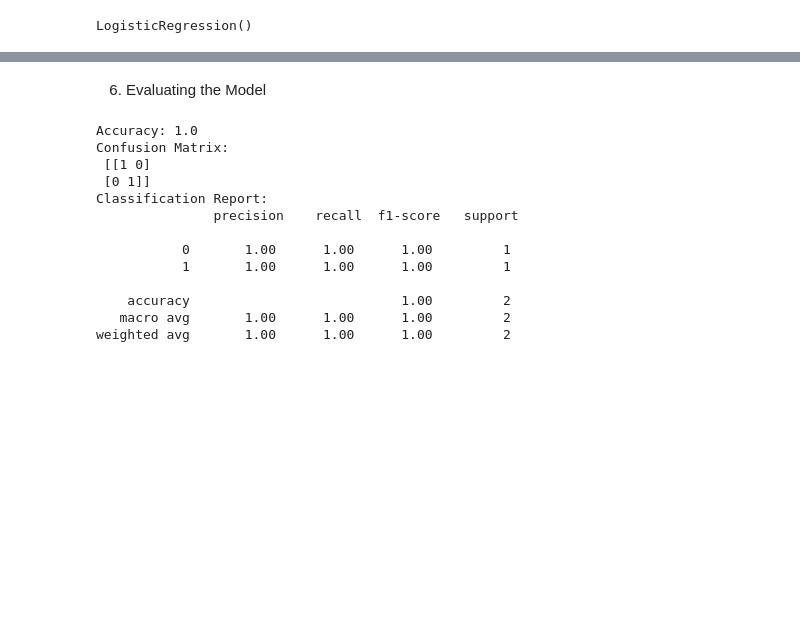
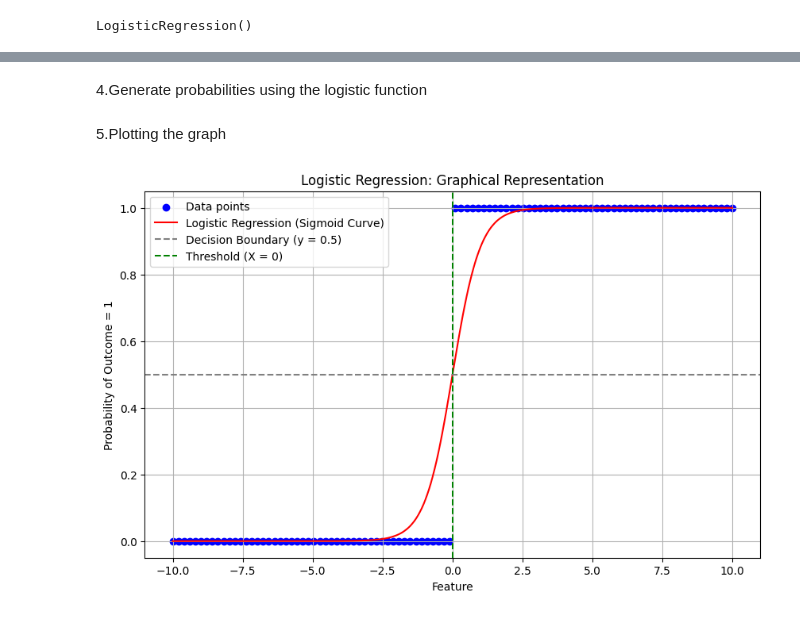
Before and after one commit to kamalahmadov474/Machine_Learning, a Jupyter notebook: Logistic_Regression.ipynb, the cells around one changed output, grey strips where cells are left out. Cells and saved outputs as stored; diff of their text form; code cells hidden in the pictures; blank space fills up the shorter version.

```diff
--- a/Logistic_Regression.ipynb
+++ b/Logistic_Regression.ipynb
@@ -20,0 +11,4 @@ X_train, X_test, y_train, y_test = train_test_split(X, y, test_size = 0.2, rando
+# %%
+np.random.seed(0)
+X = np.linspace(-10, 10 , 100)
+y = (X > 0).astype(int)
@@ -21,5 +17,5 @@ X_train, X_test, y_train, y_test = train_test_split(X, y, test_size = 0.2, rando
 # %%
 model = LogisticRegression()
-model.fit(X,y)
+model.fit(X.reshape(-1,1), y)
 # %% [output]
 LogisticRegression()
@@ -30,23 +22,21 @@ y_pred = model.predict(X_test)
-# %% [markdown]
-6. Evaluating the Model
-# %%
-accuracy = accuracy_score(y_test,y_pred)
-conf_matrix = confusion_matrix(y_test,y_pred)
-class_report = classification_report(y_test,y_pred)
-print("Accuracy:", accuracy)
-print("Confusion Matrix:\n",conf_matrix)
-print("Classification Report:\n",class_report)
-# %% [output]
-Accuracy: 1.0
-Confusion Matrix:
- [[1 0]
- [0 1]]
-Classification Report:
-               precision    recall  f1-score   support
-
-           0       1.00      1.00      1.00         1
-           1       1.00      1.00      1.00         1
-
-    accuracy                           1.00         2
-   macro avg       1.00      1.00      1.00         2
-weighted avg       1.00      1.00      1.00         2
+# %% [markdown]
+4.Generate probabilities using the logistic function
+# %%
+X_test = np.linspace(-10, 10 ,300)
+y_prob = model.predict_proba(X_test.reshape(-1,1))[:,1]
+# %% [markdown]
+5.Plotting the graph
+# %%
+plt.figure(figsize = (10,6))
+plt.scatter(X,y,color = 'blue', label = 'Data points')
+plt.plot(X_test,y_prob,color='red',label = 'Logistic Regression (Sigmoid Curve)')
+plt.axhline(0.5, color = 'gray', linestyle = '--', label = 'Decision Boundary (y = 0.5)')
+plt.axvline(0,color = 'green',linestyle = '--',label = 'Threshold (X = 0)')
+plt.xlabel('Feature')
+plt.ylabel('Probability of Outcome = 1')
+plt.title('Logistic Regression: Graphical Representation')
+plt.legend()
+plt.grid(True)
+plt.show()
+# %% [output]
+[figure, added]
```
Also changed, not shown: parts of 12 cells of this notebook.
